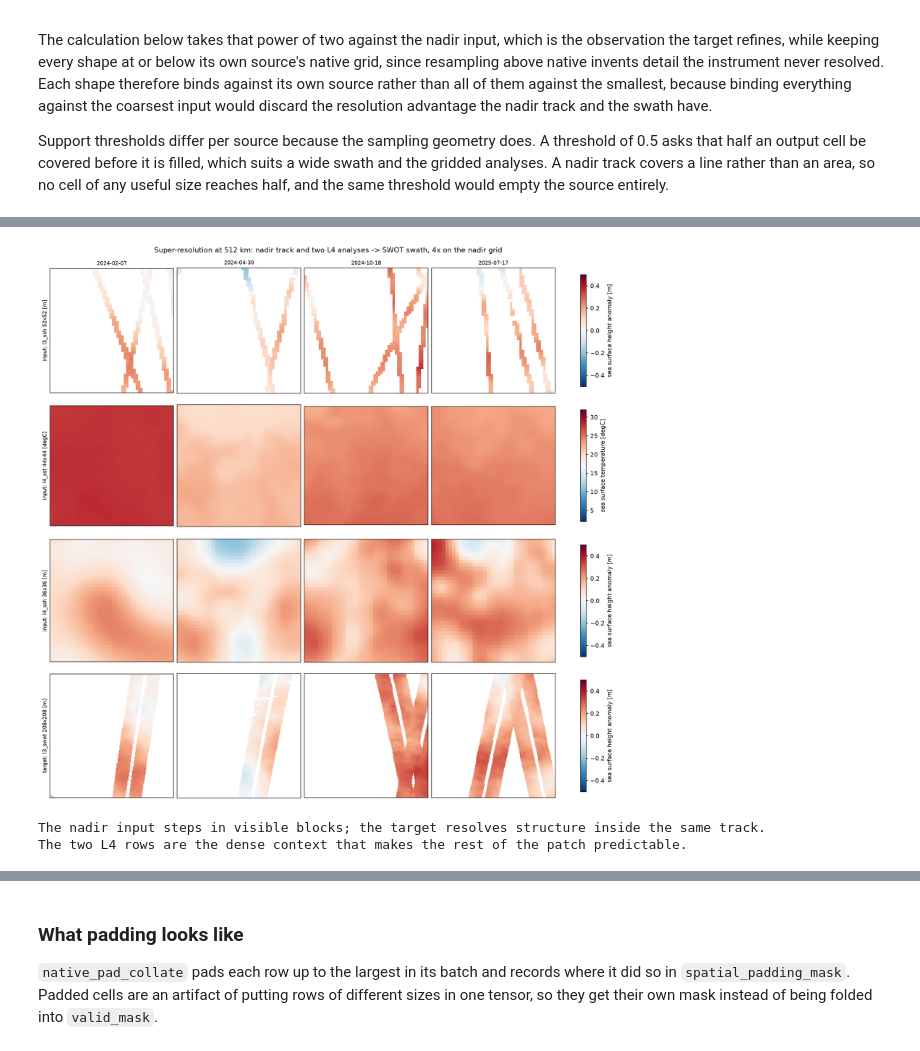
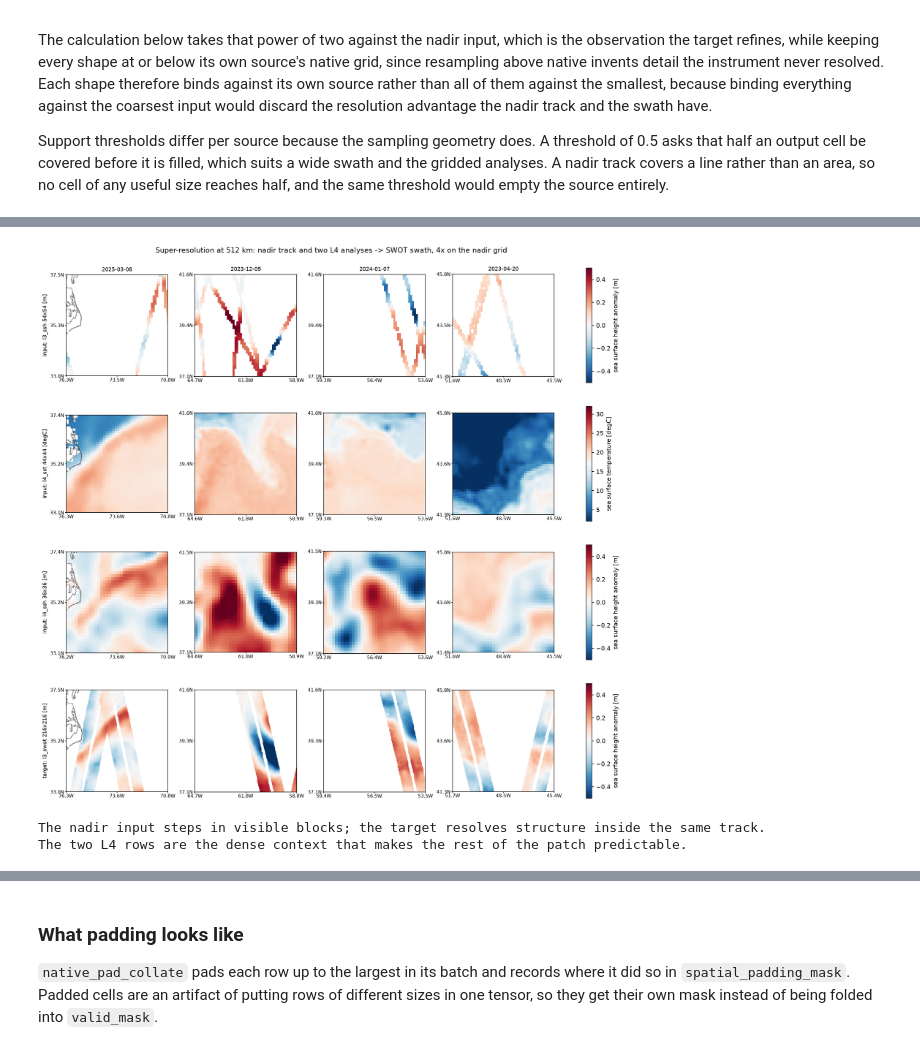
Before and after one commit to nilsleh/oceanTACO, a Jupyter notebook: docs/tutorials/spatio_temporal_query_generation.ipynb, the cells around one changed output, grey strips where cells are left out. Cells and saved outputs as stored; diff of their text form; code cells hidden in the pictures.

```diff
--- a/docs/tutorials/spatio_temporal_query_generation.ipynb
+++ b/docs/tutorials/spatio_temporal_query_generation.ipynb
@@ -493,16 +510,21 @@ fig, axes = plt.subplots(2, 1, figsize=(9, 3.6), sharex=True)
 layouts = (("forecast: target after the context", (-1, 0), (lead, lead)),
            (f"midpoint: target inside a +/-{HALF_WINDOW} day context", (-HALF_WINDOW, HALF_WINDOW), (0, 0)))
 for axis, (title, context_span, target_span) in zip(axes, layouts):
-    axis.barh(0, context_span[1] - context_span[0] + 1, left=context_span[0] - .5,
-              height=.55, color="#2474a6", label="context")
-    axis.barh(0, target_span[1] - target_span[0] + 1, left=target_span[0] - .5,
-              height=.32, color="#d95f02", label="target")
+    for offset in range(context_span[0], context_span[1] + 1):
+        axis.barh(0, .82, left=offset - .41, height=.5, color="#2474a6",
+                  label="context" if offset == context_span[0] else None)
+    for offset in range(target_span[0], target_span[1] + 1):
+        # The target is drawn as its own day below the context row. Overlaying
+        # it on the context bar would read as the target being an input.
+        axis.barh(-.42, .82, left=offset - .41, height=.28, color="#d95f02",
+                  label="target" if offset == target_span[0] else None)
     axis.axvline(0, color="#333333", linewidth=.9, linestyle=":")
-    axis.set(title=title, yticks=[], xlim=(-3.5, 3.5), ylim=(-.6, .6))
+    axis.set(title=title, yticks=[], xlim=(-3.5, 3.5), ylim=(-.75, .45))
+    axis.set_xticks(range(-3, 4))
     axis.grid(axis="x", alpha=.2)
 axes[0].legend(loc="upper right", ncol=2, fontsize=9)
 axes[1].set_xlabel("days relative to the anchor (dotted line)")
 fig.tight_layout()
 display_figure(fig)
-print("Both shapes come from one draw each. Only the offsets on the target rows differ.")
+print("Both shapes come from one filter each, which declares the context and the target together.")
 # %% [output]
@@ -594,12 +636,12 @@ shape preserves what each instrument resolved.
 # requirement to each context day rather than to their sum, so a row cannot
 # qualify on one good day. The nadir threshold is low because a track covers a
 # line: requiring 0.1 of the box from it selects nothing at all.
-sr_filter = QueryFilter(box=BOX, coverage=(
+sr_filter = QueryFilter(box=GULF, coverage=(
     CoverageRequirement("swot", "valid_fraction_ocean", 0.2, aggregate="min"),
     CoverageRequirement("ssh", "valid_fraction_ocean", 0.02, aggregate="min")))
 print(f"rows carrying both instruments every day: {select_queryset(queryset, sr_filter).count:,d}")
 
-sr_draw = draw_queryset(queryset, requested_row_count=BATCH_SIZE, seed=5,
+sr_draw = draw_queryset(queryset, requested_row_count=BATCH_SIZE, seed=31,
                         record_path=DRAW_DIR / "superres-draw.json", query_filter=sr_filter)
 SR_INPUTS = ("l3_ssh", "l4_sst", "l4_ssh")
 SR_TARGET = "l3_swot"
@@ -662,9 +704,16 @@ for token in SR_INPUTS:
         coarse_side = side
     print(f"{token:9s} smallest native side {native:>3d}  -> input {side} x {side}")
 
+# The target binds against the swath's own native grid as well as against the
+# factor. Taking the factor alone would ask for 256 cells from a 222 cell crop
+# and invent detail the instrument never resolved.
+swath_native = min(min(np.asarray(row[SR_TARGET]["data"]).shape[-2:]) for row in native_rows)
+if coarse_side * FACTOR > swath_native:
+    coarse_side = (swath_native // FACTOR // 2) * 2
+    coarse_shapes["l3_ssh"] = (coarse_side, coarse_side)
 fine_side = coarse_side * FACTOR
-swath_native = min(min(np.asarray(row[SR_TARGET]["data"]).shape[-2:]) for row in native_rows)
 print(f"{SR_TARGET:9s} smallest native side {swath_native:>3d}  -> target {fine_side} x {fine_side}")
+print(f"nadir input held to {coarse_side} x {coarse_side} so the target stays at or below native")
 print(f"factor against the nadir input: {fine_side // coarse_side}x")
 print(f"every shape at or below its own native grid: "
       f"{all(side <= min(min(np.asarray(row[token]['data']).shape[-2:]) for row in native_rows) for token, (side, _) in coarse_shapes.items()) and fine_side <= swath_native}")
@@ -723,29 +751,29 @@ this pair has to handle.
 # %%
 count = sr_batch[SR_TARGET]["data"].shape[0]
 fig, axes = plt.subplots(len(SR_TOKENS), count, squeeze=False,
                          figsize=(3.4 * count, 3.3 * len(SR_TOKENS)), constrained_layout=True)
 for row, token in enumerate(SR_TOKENS):
     for column in range(count):
         axis = axes[row, column]
         record = batch_member(sr_batch, token, column)
         extent = geographic_extent(record)
         field = np.where(np.asarray(record["valid_mask"])[0], np.asarray(record["data"])[0], np.nan)
         drawn = axis.imshow(field, origin="lower", cmap=CMAP, interpolation="nearest",
                             aspect=map_aspect(extent), extent=extent, **color_limits(token))
         add_coastlines(axis)
-        axis.set(xticks=[], yticks=[])
+        degree_ticks(axis, extent)
         if row == 0:
             axis.set_title(batch_dates(sr_batch)[column], fontsize=9)
     shape = (fine_side, fine_side) if token == SR_TARGET else coarse_shapes[token]
     role = "target: " if token == SR_TARGET else "input: "
     axes[row, 0].set_ylabel(role + source_label(token, shape), fontsize=9)
     fig.colorbar(drawn, ax=axes[row, :].tolist(), shrink=.85, label=colorbar_label(token))
 fig.suptitle(f"Super-resolution at {SUPER_PATCH_KM} km: nadir track and two L4 analyses "
              f"-> SWOT swath, {fine_side // coarse_side}x on the nadir grid", fontsize=12)
 display_figure(fig)
 print("The nadir input steps in visible blocks; the target resolves structure inside the same track.")
 print("The two L4 rows are the dense context that makes the rest of the patch predictable.")
 # %% [output]
-[figure, old version]
+[figure, new version]
 The nadir input steps in visible blocks; the target resolves structure inside the same track.
 The two L4 rows are the dense context that makes the rest of the patch predictable.
```
Also changed, not shown: parts of 33 cells of this notebook, 1 other file.
